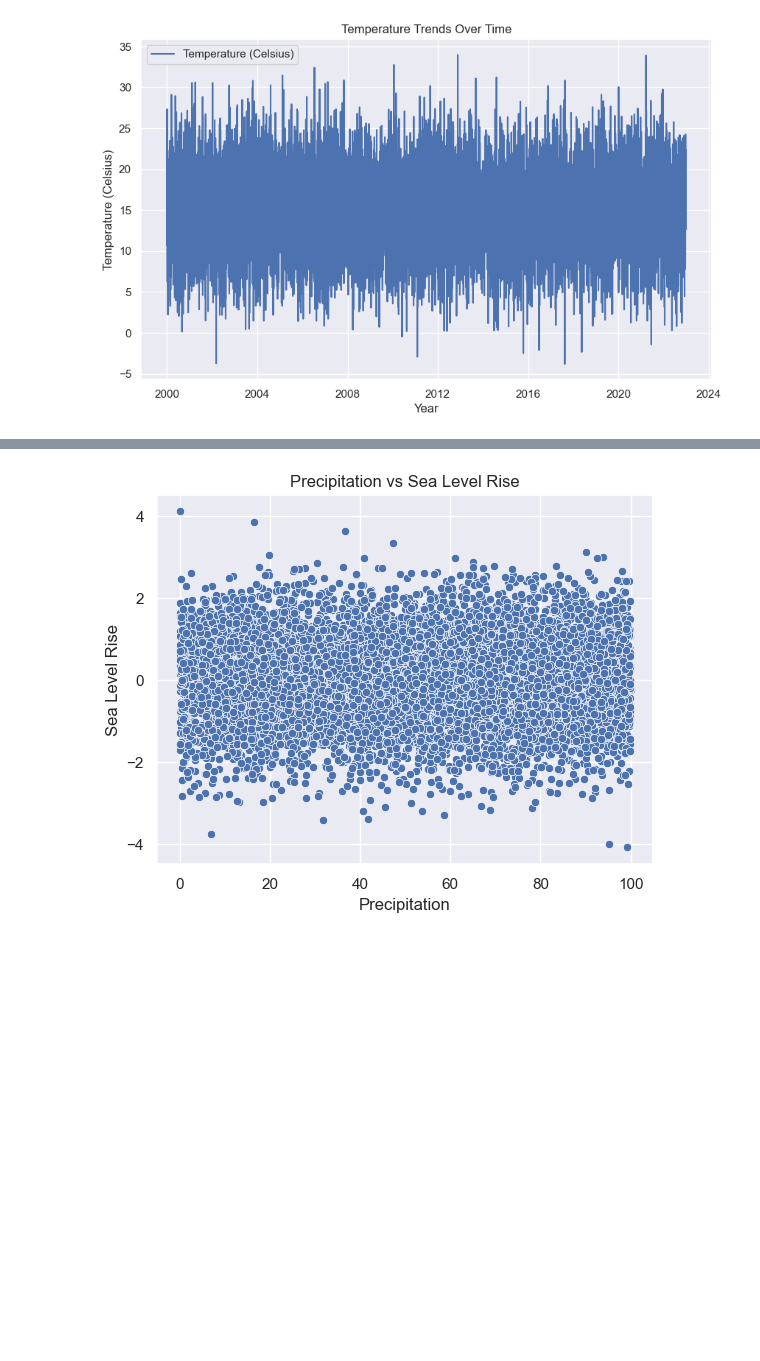
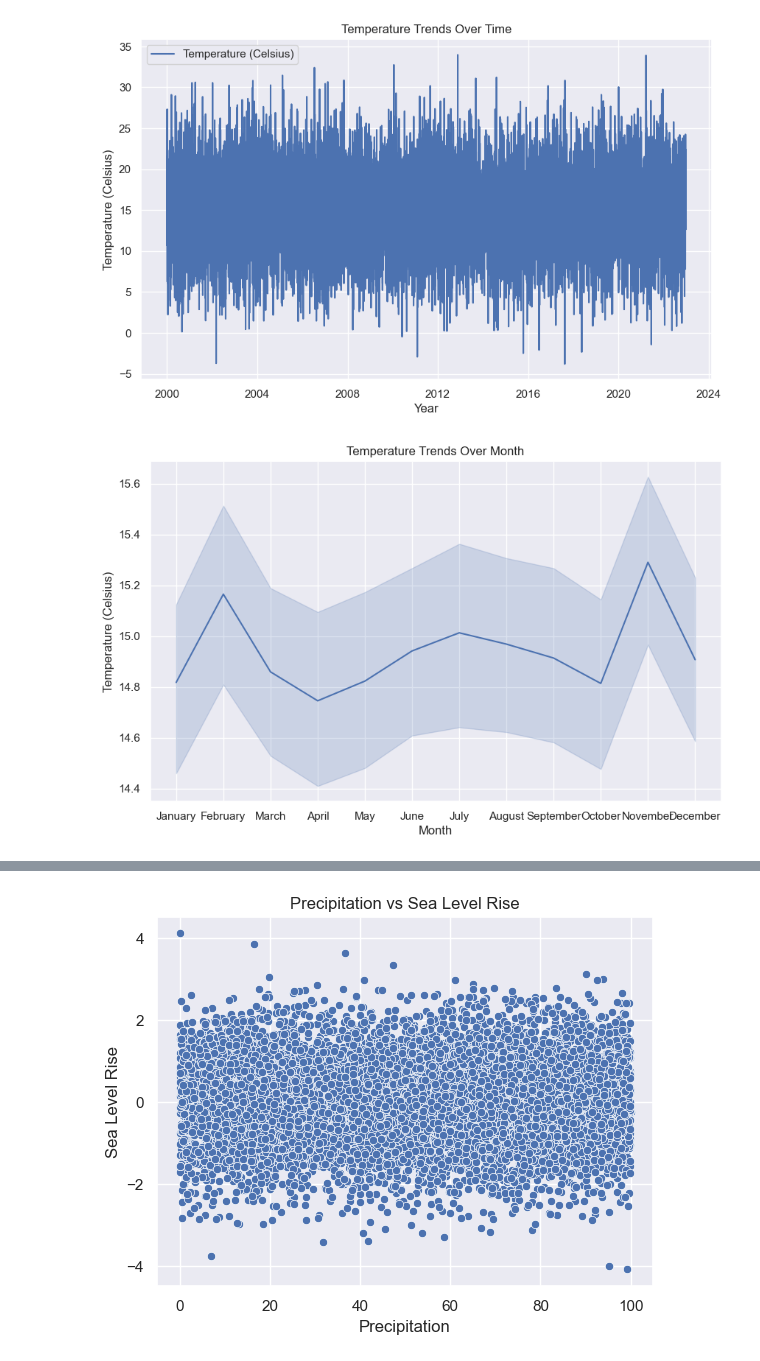
Before and after one commit to sSumankumari/CVIP-Projects, a Jupyter notebook: Phase 2/Climate data analysis.ipynb, the cells around one changed output, grey strips where cells are left out. Drawn from its saved outputs; the diff is of its cells as text; code cells hidden in the pictures; blank space fills up the shorter version.

```diff
--- a/Phase 2/Climate data analysis.ipynb
+++ b/Phase 2/Climate data analysis.ipynb
@@ -129,3 +134,12 @@ plt.legend()
 plt.show()
 # %% [output]
 [figure]
+# %%
+plt.figure(figsize=(10, 6))
+sns.lineplot(x=df['Month'], y=df['Temperature'])
+plt.xlabel('Month')
+plt.ylabel('Temperature (Celsius)')
+plt.title('Temperature Trends Over Month')
+plt.show()
+# %% [output]
+[figure, added]
```
Also changed, not shown: parts of 16 cells of this notebook.
